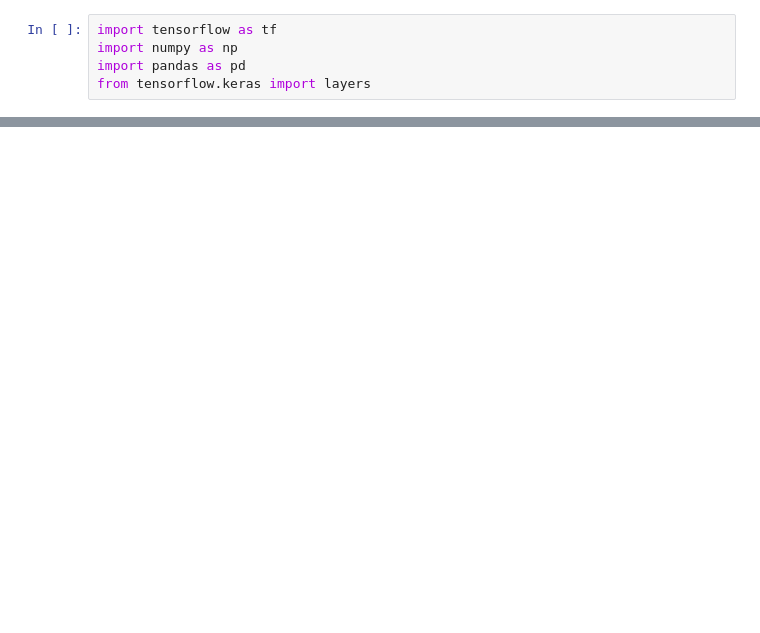
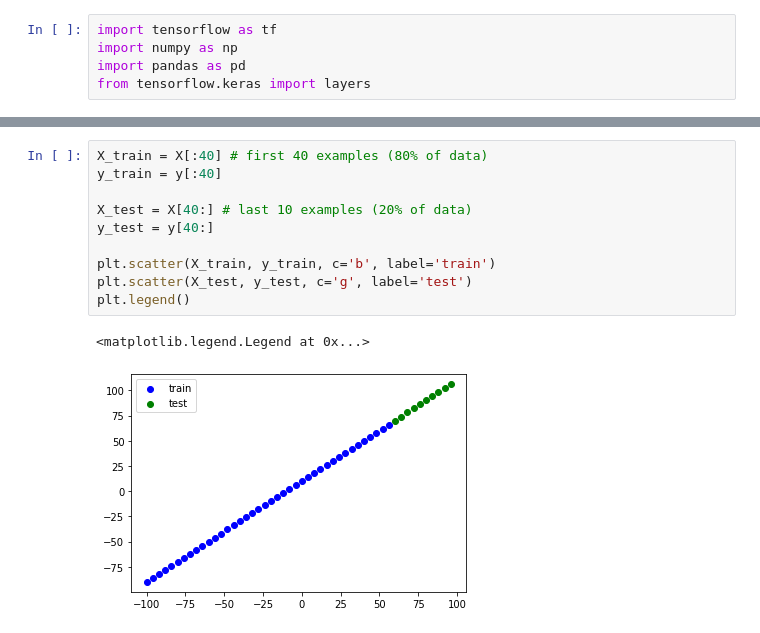
Before and after one commit to yiwenwangANU/Tensorflow_Certificate, a Jupyter notebook: Tensorflow_Certificate_Regression.ipynb, the cells around one changed output, grey strips where cells are left out. Drawn from its saved outputs; the diff is of its cells as text; blank space fills up the shorter version.

```diff
--- a/Tensorflow_Certificate_Regression.ipynb
+++ b/Tensorflow_Certificate_Regression.ipynb
@@ -154,0 +210,13 @@ Epoch 18: ReduceLROnPlateau reducing learning rate to 1.0000000474974514e-05.
+# %%
+X_train = X[:40] # first 40 examples (80% of data)
+y_train = y[:40]
+
+X_test = X[40:] # last 10 examples (20% of data)
+y_test = y[40:]
+
+plt.scatter(X_train, y_train, c='b', label='train')
+plt.scatter(X_test, y_test, c='g', label='test')
+plt.legend()
+# %% [output]
+<matplotlib.legend.Legend at 0x...>
+[figure, added]
```
Also changed, not shown: parts of 25 cells of this notebook.
